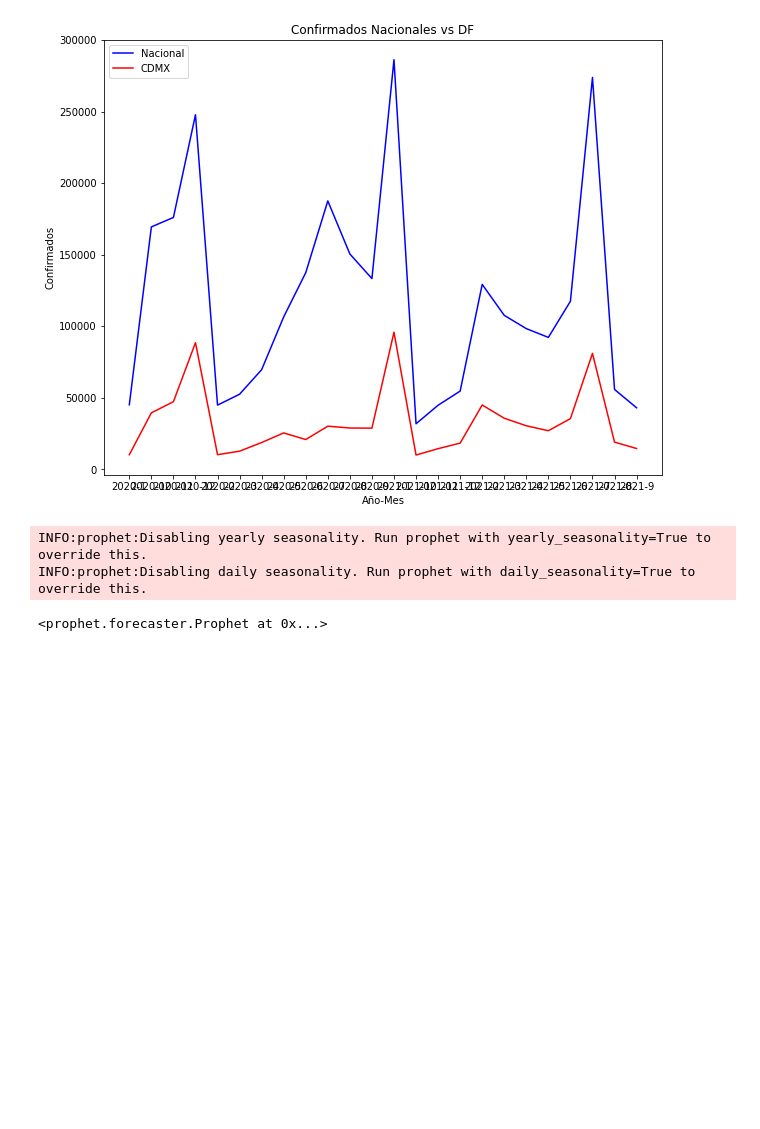
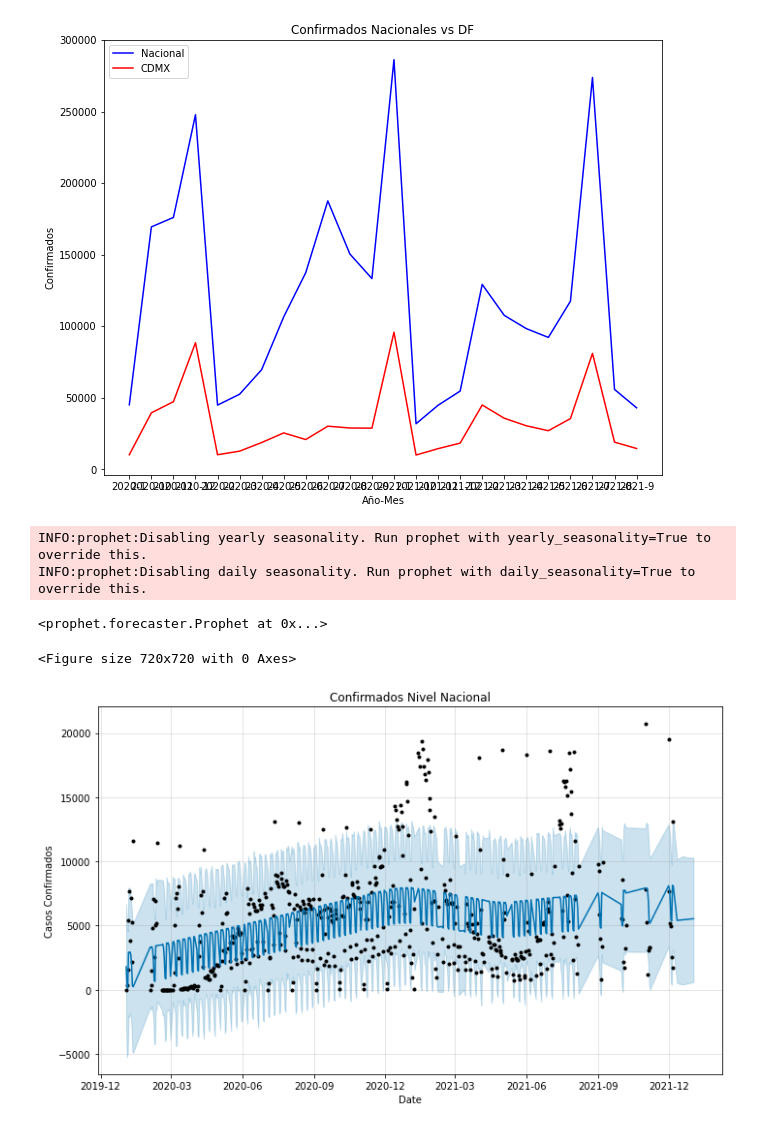
Before and after one commit to hatchdavid1/MX_covid_maps, a Jupyter notebook: covid_forecast.ipynb, the cells around one changed output. Saved outputs shown, nothing was run; the diff lists cells and outputs as text; code cells hidden in the pictures; blank space fills up the shorter version.

```diff
--- a/covid_forecast.ipynb
+++ b/covid_forecast.ipynb
@@ -158,3 +158,14 @@ nacional_prophet.fit(df_nacional)
 INFO:prophet:Disabling yearly seasonality. Run prophet with yearly_seasonality=True to override this.
 INFO:prophet:Disabling daily seasonality. Run prophet with daily_seasonality=True to override this.
 <prophet.forecaster.Prophet at 0x...>
+# %%
+nacional_forecast = nacional_prophet.make_future_dataframe(periods=4, freq='W')
+# Make predictions
+nacional_forecast = nacional_prophet.predict(nacional_forecast)
+# %%
+plt.figure(figsize=(10,10))
+nacional_prophet.plot(nacional_forecast, xlabel = 'Date', ylabel = 'Casos Confirmados')
+plt.title('Confirmados Nivel Nacional');
+# %% [output]
+<Figure size 720x720 with 0 Axes>
+[figure, added]
```
Also changed, not shown: parts of 4 cells of this notebook.
